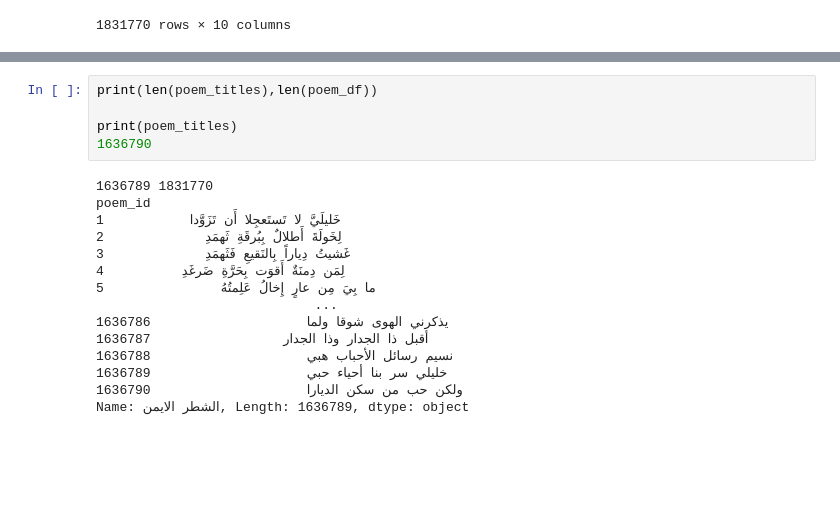
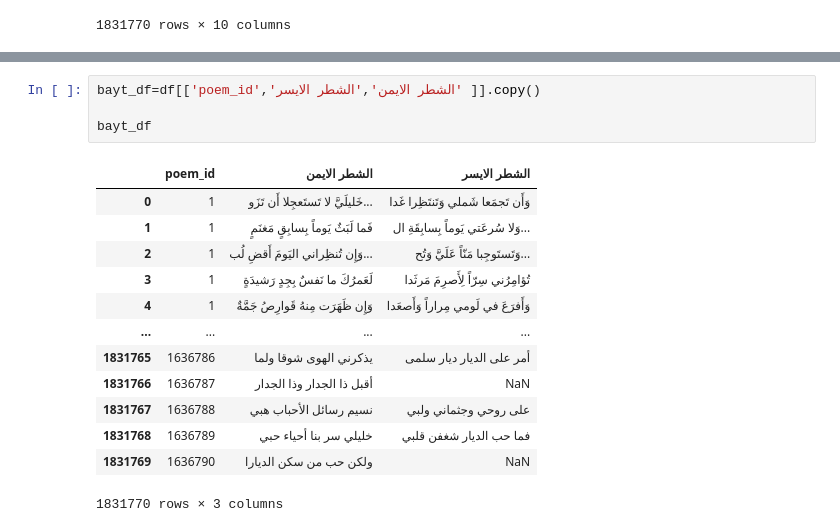
Before and after one commit to Hawiya-Organization/Hawiya-Back-end, a Jupyter notebook: merger.ipynb, the cells around one changed output, grey strips where cells are left out. Cells and saved outputs as stored; diff of their text form; blank space fills up the shorter version.

```diff
--- a/merger.ipynb
+++ b/merger.ipynb
@@ -185,20 +174,18 @@ print(poem_df)
-# %%
-print(len(poem_titles),len(poem_df))
-
-print(poem_titles)
-1636790
-# %% [output]
-1636789 1831770
-poem_id
-1           خَليلَيَّ لا تَستَعجِلا أَن تَزَوَّدا
-2             لِخَولَةَ أَطلالٌ بِبُرقَةِ ثَهمَدِ
-3             غَشيتُ دِياراً بِالنَقيعِ فَثَهمَدِ
-4          لِمَن دِمنَةٌ أَقوَت بِحَرَّةِ ضَرغَدِ
-5               ما بِيَ مِن عارٍ إِخالُ عَلِمتُهُ
-                            ...
-1636786                    يذكرني الهوى شوقا ولما
-1636787                 أقبل ذا الجدار وذا الجدار
-1636788                    نسيم رسائل الأحباب هبي
-1636789                    خليلي سر بنا أحياء حبي
-1636790                    ولكن حب من سكن الديارا
-Name: الشطر الايمن, Length: 1636789, dtype: object
+# %%
+bayt_df=df[['poem_id','الشطر الايمن','الشطر الايسر' ]].copy()
+
+bayt_df
+# %% [output]
+|  | poem_id | الشطر الايمن | الشطر الايسر |
+| 0 | 1 | خَليلَيَّ لا تَستَعجِلا أَن تَزَو... | وَأَن تَجمَعا شَملي وَتَنتَظِرا غَدا |
+| 1 | 1 | فَما لَبَثٌ يَوماً بِسابِقٍ مَغنَمٍ | وَلا سُرعَتي يَوماً بِسابِقَةِ ال... |
+| 2 | 1 | وَإِن تُنظِراني اليَومَ أَقضِ لُب... | وَتَستَوجِبا مَنّاً عَلَيَّ وَتُح... |
+| 3 | 1 | لَعَمرُكَ ما نَفسٌ بِجِدٍ رَشيدَةٍ | تُؤامِرُني سِرّاً لِأَصرِمَ مَرثَدا |
+| 4 | 1 | وَإِن ظَهَرَت مِنهُ قَوارِصُ جَمَّةٌ | وَأَفرَعَ في لَومي مِراراً وَأَصعَدا |
+| ... | ... | ... | ... |
+| 1831765 | 1636786 | يذكرني الهوى شوقا ولما | أمر على الديار ديار سلمى |
+| 1831766 | 1636787 | أقبل ذا الجدار وذا الجدار | NaN |
+| 1831767 | 1636788 | نسيم رسائل الأحباب هبي | على روحي وجثماني ولبي |
+| 1831768 | 1636789 | خليلي سر بنا أحياء حبي | فما حب الديار شغفن قلبي |
+| 1831769 | 1636790 | ولكن حب من سكن الديارا | NaN |
+1831770 rows × 3 columns
```
Also changed, not shown: parts of 4 cells of this notebook, 7 other files.
